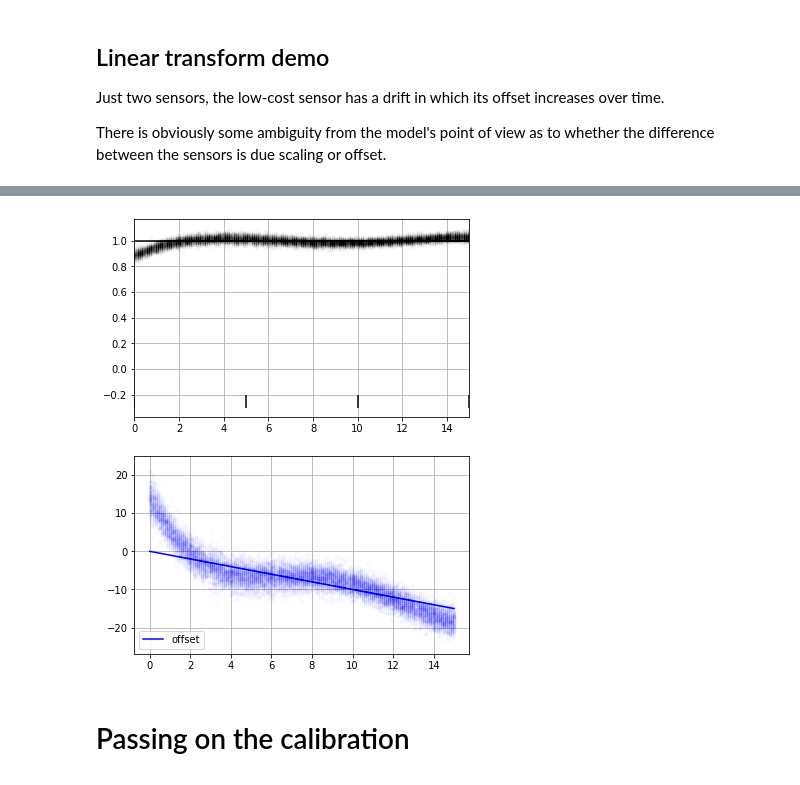
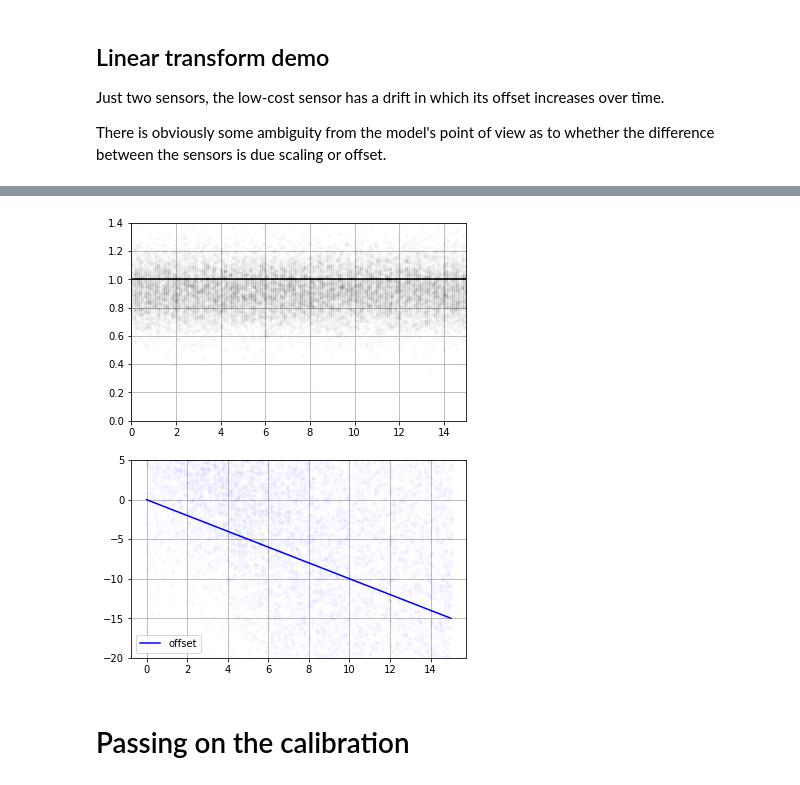
Before and after one commit to airqo-platform/calibration, a Jupyter notebook: jupyter/Demo.ipynb, the cells around one changed output, grey strips where cells are left out. Cells and saved outputs as stored; diff of their text form; code cells hidden in the pictures.

```diff
--- a/jupyter/Demo.ipynb
+++ b/jupyter/Demo.ipynb
@@ -90,12 +99,17 @@ Y[:,1]+=np.random.randn(N)*np.linspace(3,0,N)
 refsensor = np.array([1,0])
 Z = np.linspace(0,260,50)[:,None]
 # %%
-def transform_fn(samps,Y):
+def transform_fn(samps,Y,sideY):
     return Y*(1+samps[:,:,0:1])
 # %%
 k = gpflow.kernels.RBF(100,20)+gpflow.kernels.Bias(100)
+kernelindices = [[0]*len(refsensor)]*1
+
 klike = gpflow.kernels.RBF(100,20)+gpflow.kernels.Bias(100)
-cs = CalibrationSystem(X, Y, Z, refsensor, 1, transform_fn, k, likemodel='distribution',gpflowkernellike=klike,likelihoodstd=0.5,minibatchsize=120)
+
+
+
+cs = CalibrationSystem(X, Y, Z, refsensor, 1, transform_fn, [k], kernelindices, likemodel='distribution',gpflowkernellike=klike,likelihoodstd=0.5,minibatchsize=120)
 import time
 before = time.time()
 elbo_record = cs.run(1000)
@@ -128,7 +142,7 @@ for si,refs in enumerate(refsensor):
     for ci in range(C):
         tempX = np.c_[x,np.ones_like(x)*si,np.full_like(x,ci)]
         testX = np.r_[testX,tempX]#.astype(int)
-    testsm = SparseModel(testX,cs.Z,C,Kernel(k))
+    testsm = SparseModel(testX,cs.Z,C,cs.k)
     qf_mu,qf_cov = testsm.get_qf(cs.mu,cs.scale)
     if cs.mulike is not None:
         qf_mulike,qf_covlike = testsm.get_qf(cs.mulike,cs.scalelike)
@@ -138,7 +152,7 @@ for si,refs in enumerate(refsensor):
     plt.figure(figsize=[14,7])
     plt.plot(x,1/(1+qf_mu[:151,0]),'k-')
 
-    plt.plot(x,1/(1+(qf_mu[:151,0]+2*np.sqrt(np.diag(qf_cov)[:151]))+2*np.sqrt(np.exp(qf_mulike[:151,0]))/np.mean(Y[:,0])),'k--',alpha=0.5)
+    #plt.plot(x,1/(1+(qf_mu[:151,0]+2*np.sqrt(np.diag(qf_cov)[:151]))+2*np.sqrt(np.exp(qf_mulike[:151,0]))/np.mean(Y[:,0])),'k--',alpha=0.5)
     plt.plot(x,1/(1+(qf_mu[:151,0]-2*np.sqrt(np.diag(qf_cov)[:151]))),'k-',alpha=0.5)
     plt.plot(x,1/(1+(qf_mu[:151,0]+2*np.sqrt(np.diag(qf_cov)[:151]))),'k-',alpha=0.5)
 
@@ -175,12 +189,17 @@ Z = np.linspace(0,20,5)[:,None]
 #def transform_fn(samps,Y):
 #    return 100*(samps[:,:,0:1]) + Y*samps[:,:,1:2] + (samps[:,:,2:3]*Y**2)/1000
 
-def transform_fn(samps,Y):
+def transform_fn(samps,Y,sideY):
     return 100*samps[:,:,0:1] + Y*samps[:,:,1:2]
     #return 100*samps[:,:,0:1] + Y*tf.exp(samps[:,:,1:2])
 
-k = gpflow.kernels.RBF(1,15)+gpflow.kernels.Bias(1)
-cs = CalibrationSystem(X, Y, Z, refsensor, 2, transform_fn, k,likelihoodstd=0.001,lr=0.05)
-elbo_record = cs.run(its=2000)
+#ks = [gpflow.kernels.RBF(1,15)+gpflow.kernels.Bias(1)]
+#kernelindices = [[0]*len(refsensor)]*2
+#if we know the lengthscale of the scaling is larger, then we can help the model..
+ks = [gpflow.kernels.RBF(1,15)+gpflow.kernels.Bias(1),gpflow.kernels.Bias(1)]
+kernelindices = [[0]*len(refsensor),[1]*len(refsensor)]
+
+cs = CalibrationSystem(X, Y, Z, refsensor, 2, transform_fn, ks, kernelindices,likelihoodstd=0.001,lr=0.5)
+elbo_record = cs.run(its=150)
 # %% [output]
 Starting Run
@@ -209,33 +220,35 @@ plt.plot(elbo_record)
 # %%
 #build test matrix
 C = 2
 for si,refs in enumerate(refsensor):
     if refs: continue
     x = np.linspace(0,15,151)
     testX = np.zeros([0,3])
     for ci in range(C):
         tempX = np.c_[x,np.ones_like(x)*si,np.full_like(x,ci)]
         testX = np.r_[testX,tempX]#.astype(int)
-    testsm = SparseModel(testX,cs.Z,C,Kernel(k))
+    testsm = SparseModel(testX,cs.Z,C,cs.k)
     qf_mu,qf_cov = testsm.get_qf(cs.mu,cs.scale)
     samps = testsm.get_samples_one_sensor(cs.mu,cs.scale)
 
     plt.figure(figsize=[6,8])
     plt.subplot(2,1,1)
     plt.plot(x,samps[:,:,1].numpy().T,'k.',alpha=0.01);
     plt.hlines(1,0,15,'k',label='scale')
     #plt.plot(-getsensorshift(x,np.ones_like(x).astype(int)))
     plt.grid()
     plt.vlines(Z[:,0],-.3,-.2)
     #plt.ylim([-20,2])
     plt.xlim([0,15])
+    plt.ylim([0,1.4])
     plt.subplot(2,1,2)
     plt.grid()
     plt.plot([0,15],[0,-15],'b-',label='offset')
     plt.plot(x,100*samps[:,:,0].numpy().T,'b.',alpha=0.01);
     plt.legend(loc='lower left')
+    plt.ylim([-20,5])
 # %% [output]
-[figure, old version]
+[figure, new version]
 # %% [markdown]
 # Passing on the calibration
 # %%
```
Also changed, not shown: parts of 15 cells of this notebook, 3 other files.
